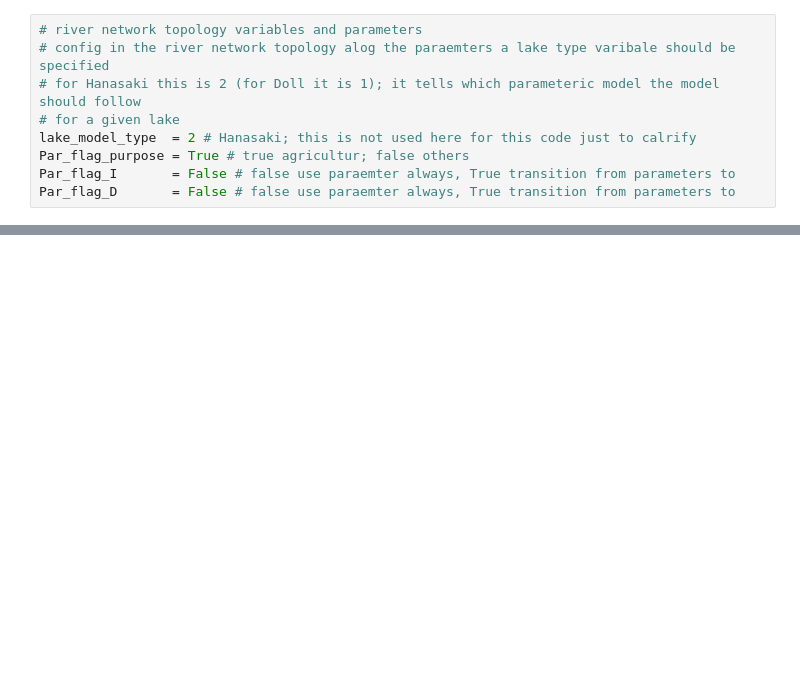
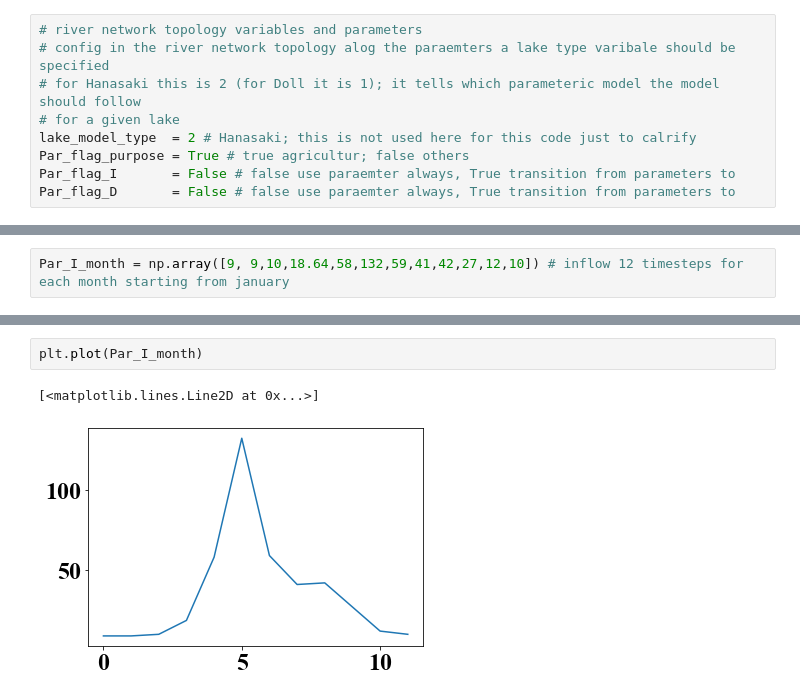
Before and after one commit to ShervanGharari/lake_models_python, a Jupyter notebook: Hanasaki/Hanasaki_Shervan.ipynb, the cells around one changed output, grey strips where cells are left out. Drawn from its saved outputs; the diff is of its cells as text; blank space fills up the shorter version.

```diff
--- a/Hanasaki/Hanasaki_Shervan.ipynb
+++ b/Hanasaki/Hanasaki_Shervan.ipynb
@@ -298,0 +317,2 @@ plt.grid()
+# %%
+Par_I_month = np.array([9, 9,10,18.64,58,132,59,41,42,27,12,10]) # inflow 12 timesteps for each month starting from january
@@ -298,0 +324,5 @@ plt.grid()
+# %%
+plt.plot(Par_I_month)
+# %% [output]
+[<matplotlib.lines.Line2D at 0x...>]
+[figure, added]
```
Also changed, not shown: parts of 7 cells of this notebook.
